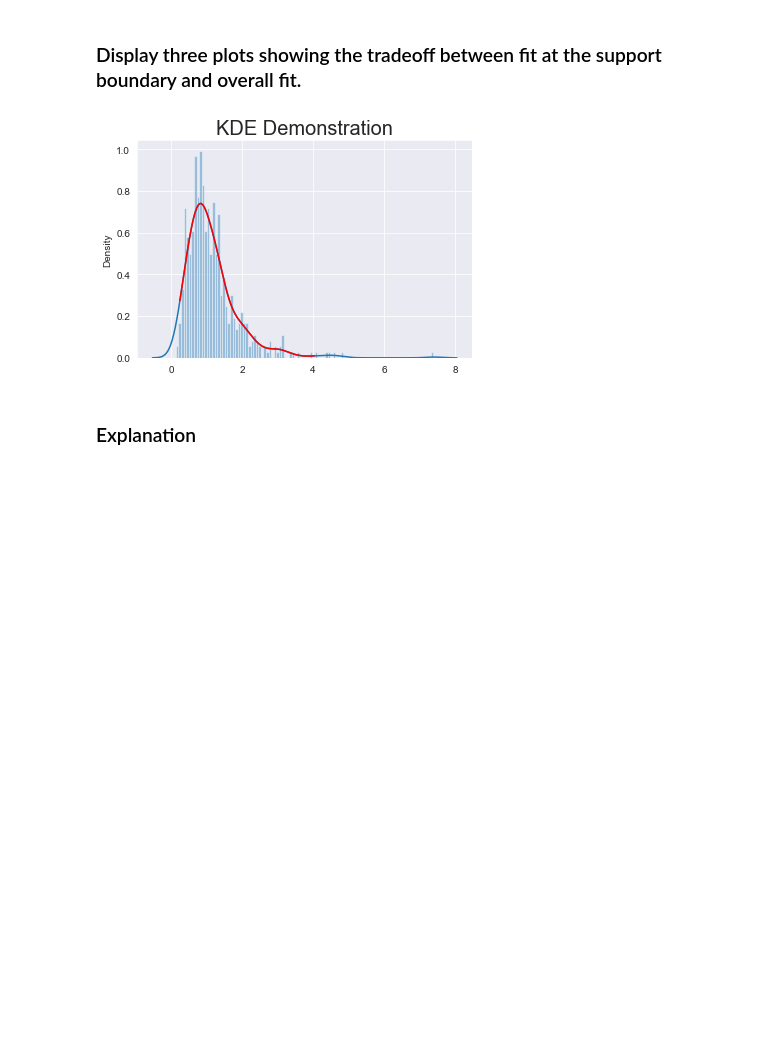
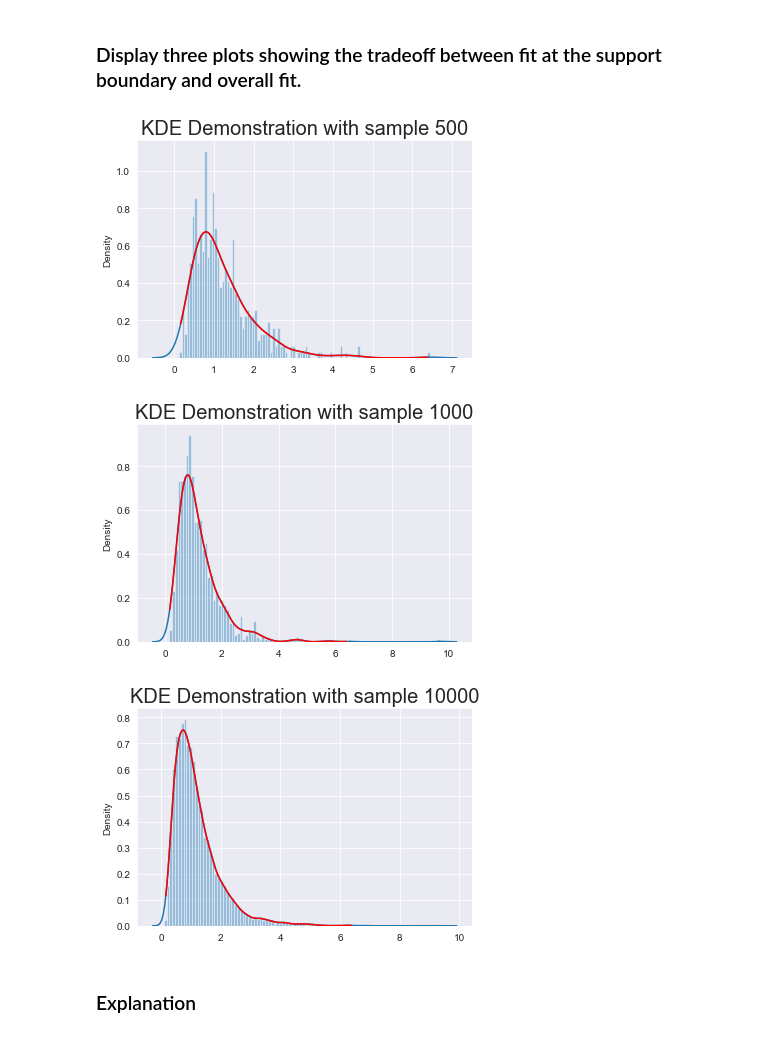
Before and after one commit to ramboloc/DataScience, a Jupyter notebook: tt/hw2_problems.ipynb, the cells around one changed output. Saved outputs shown, nothing was run; the diff lists cells and outputs as text; code cells hidden in the pictures; blank space fills up the shorter version.

Commit message:
Simple example of Gaussian KDE

```diff
--- a/tt/hw2_problems.ipynb
+++ b/tt/hw2_problems.ipynb
@@ -18,5 +18,7 @@ from scipy.stats import lognorm
 from numpy import hstack
 
 sample1 = lognorm.rvs(s=0.6,loc=0, scale=1, size=500)
+sample2 = lognorm.rvs(s=0.6,loc=0, scale=1, size=1000)
+sample3 = lognorm.rvs(s=0.6,loc=0, scale=1, size=10000)
 sample1
 # %% [output]
@@ -42,24 +44,49 @@ array([0.2784912 , 0.65315864, 0.71358926, 1.15943789, 1.936112  ,
 # %%
 s=0.6
 sample = hstack([sample1])
-probDensityFun = gaussian_kde(sample)
+sample2 = hstack([sample2])
+sample3 = hstack([sample3])
+probDensityFun = gaussian_kde(sample,bw_method='scott')
+probDensityFun2 = gaussian_kde(sample2,bw_method='scott')
+probDensityFun3 = gaussian_kde(sample3,bw_method='scott')
 # %% [markdown]
 ### Display three plots showing the tradeoff between fit at the support boundary and overall fit.
 # %%
 import numpy as np
 from matplotlib import pyplot as plt
 import seaborn as sns
 
-plt.title("KDE Demonstration", fontsize=20)
+plt.title("KDE Demonstration with sample 500", fontsize=20)
 sns.distplot(a=sample, kde=True, bins=100)
-x = np.linspace(lognorm.ppf(0.01, s), lognorm.ppf(0.99, s), 500)
+x = np.linspace(lognorm.ppf(0.001, s), lognorm.ppf(0.999, s), 500)
 plt.plot(x, probDensityFun(x), 'r')
 plt.grid(True)
 # visualizing plot using matplotlib.pyplot library
-plt.savefig ('Gaussian_kernel_density_estimates.pdf', bbox_inches='tight')
+plt.savefig ('Gaussian_kernel_density_estimates500.pdf', bbox_inches='tight')
 plt.show()
+
+
+plt.title("KDE Demonstration with sample 1000", fontsize=20)
+sns.distplot(a=sample2, kde=True, bins=100)
+x = np.linspace(lognorm.ppf(0.001, s), lognorm.ppf(0.999, s), 1000)
+plt.plot(x, probDensityFun2(x), 'r')
+plt.grid(True)
+# visualizing plot using matplotlib.pyplot library
+plt.savefig ('Gaussian_kernel_density_estimates1000.pdf', bbox_inches='tight')
+plt.show()
+
+plt.title("KDE Demonstration with sample 10000", fontsize=20)
+sns.distplot(a=sample3, kde=True, bins=100)
+x = np.linspace(lognorm.ppf(0.001, s), lognorm.ppf(0.999, s), 5000)
+plt.plot(x, probDensityFun3(x), 'r')
+plt.grid(True)
+# visualizing plot using matplotlib.pyplot library
+plt.savefig ('Gaussian_kernel_density_estimates10000.pdf', bbox_inches='tight')
+plt.show()
 # %% [output]
-[figure, old version]
+[figure, new version]
+[figure, added]
+[figure, added]
 # %% [markdown]
 ### Explanation
 # %% [markdown]
```
Also changed, not shown: parts of 1 cell of this notebook.
